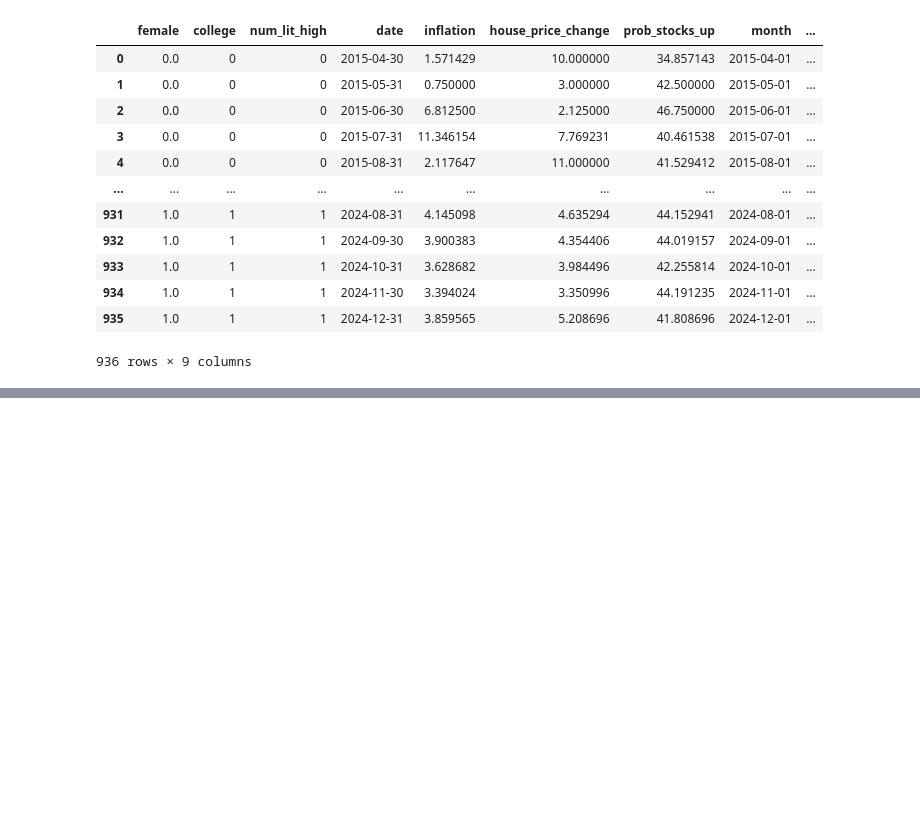
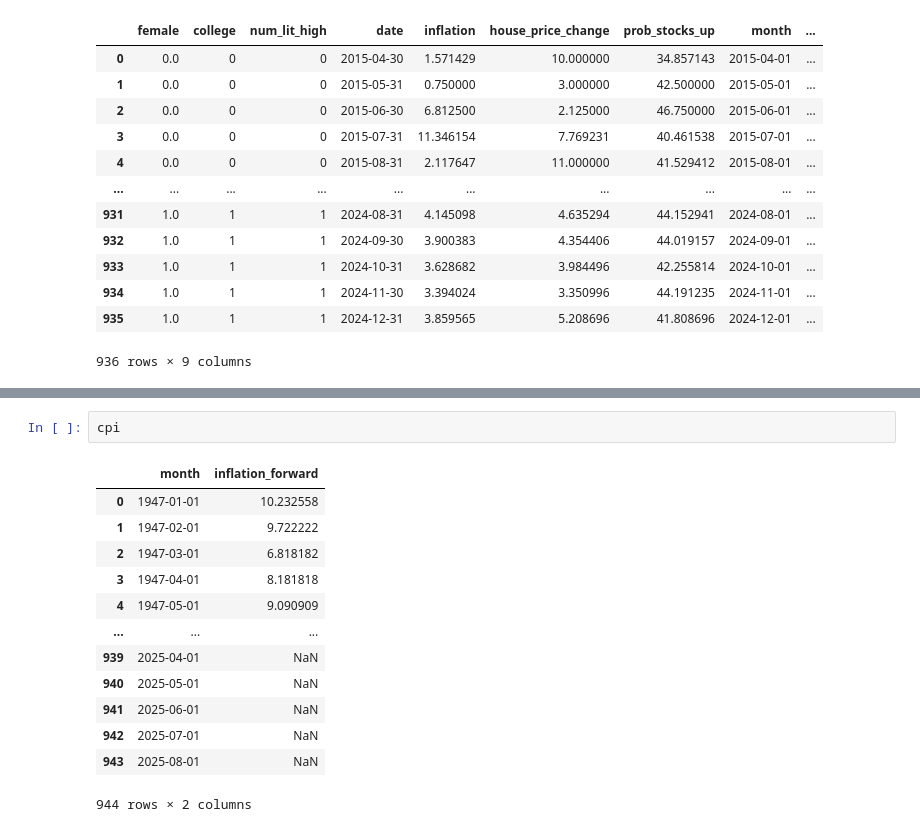
Before and after one commit to MarcDiechler/Tech2-Term-Paper, a Jupyter notebook: MD_4.ipynb, the cells around one changed output, grey strips where cells are left out. Drawn from its saved outputs; the diff is of its cells as text; blank space fills up the shorter version.

```diff
--- a/MD_4.ipynb
+++ b/MD_4.ipynb
@@ -712,0 +753,16 @@ merged_final
+# %%
+cpi
+# %% [output]
+|  | month | inflation_forward |
+| 0 | 1947-01-01 | 10.232558 |
+| 1 | 1947-02-01 | 9.722222 |
+| 2 | 1947-03-01 | 6.818182 |
+| 3 | 1947-04-01 | 8.181818 |
+| 4 | 1947-05-01 | 9.090909 |
+| ... | ... | ... |
+| 939 | 2025-04-01 | NaN |
+| 940 | 2025-05-01 | NaN |
+| 941 | 2025-06-01 | NaN |
+| 942 | 2025-07-01 | NaN |
+| 943 | 2025-08-01 | NaN |
+944 rows × 2 columns
```
Also changed, not shown: parts of 5 cells of this notebook.
